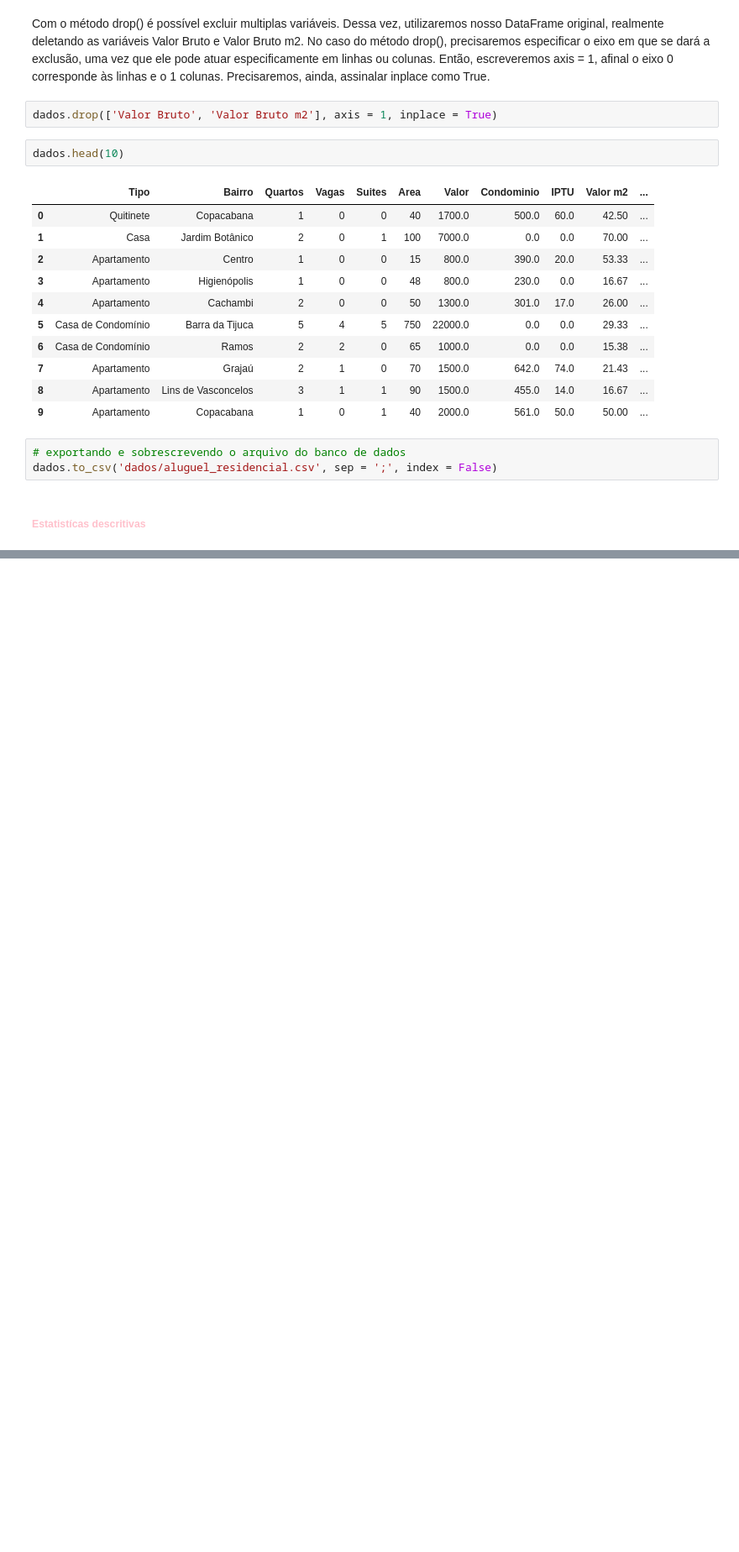
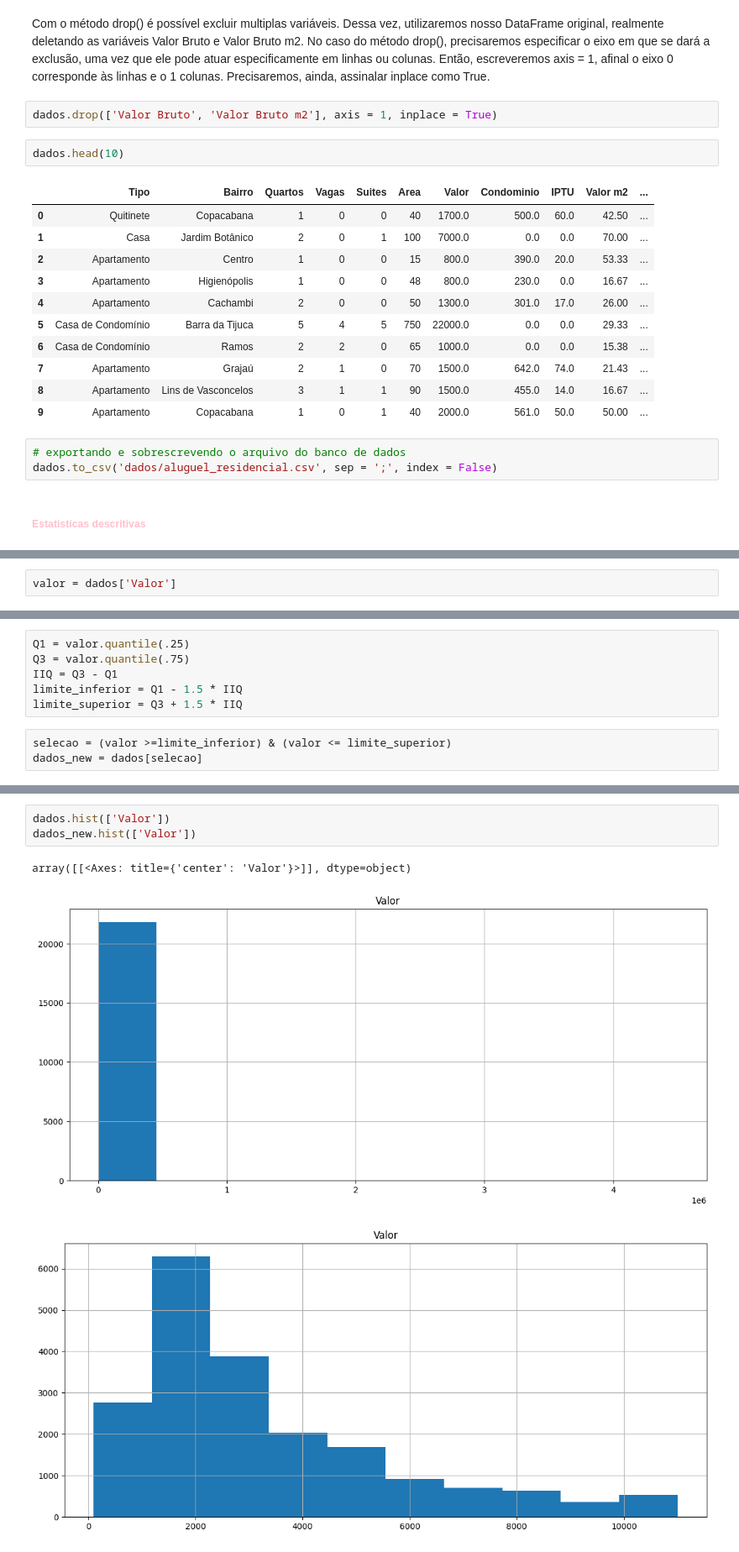
Before and after one commit to barbnrosa/data-science, a Jupyter notebook: curso2_python_pandas/python_pandas.ipynb, the cells around one changed output, grey strips where cells are left out. Shown: that part at 84% size. Drawn from its saved outputs; the diff is of its cells as text; blank space fills up the shorter version.

```diff
--- a/curso2_python_pandas/python_pandas.ipynb
+++ b/curso2_python_pandas/python_pandas.ipynb
@@ -788,0 +970,2 @@ dados.to_csv('dados/aluguel_residencial.csv', sep = ';', index = False)
+# %%
+valor = dados['Valor']
@@ -788,0 +974,9 @@ dados.to_csv('dados/aluguel_residencial.csv', sep = ';', index = False)
+# %%
+Q1 = valor.quantile(.25)
+Q3 = valor.quantile(.75)
+IIQ = Q3 - Q1
+limite_inferior = Q1 - 1.5 * IIQ
+limite_superior = Q3 + 1.5 * IIQ
+# %%
+selecao = (valor >=limite_inferior) & (valor <= limite_superior)
+dados_new = dados[selecao]
@@ -788,0 +987,7 @@ dados.to_csv('dados/aluguel_residencial.csv', sep = ';', index = False)
+# %%
+dados.hist(['Valor'])
+dados_new.hist(['Valor'])
+# %% [output]
+array([[<Axes: title={'center': 'Valor'}>]], dtype=object)
+[figure, added]
+[figure, added]
```
Also changed, not shown: parts of 30 cells of this notebook.
